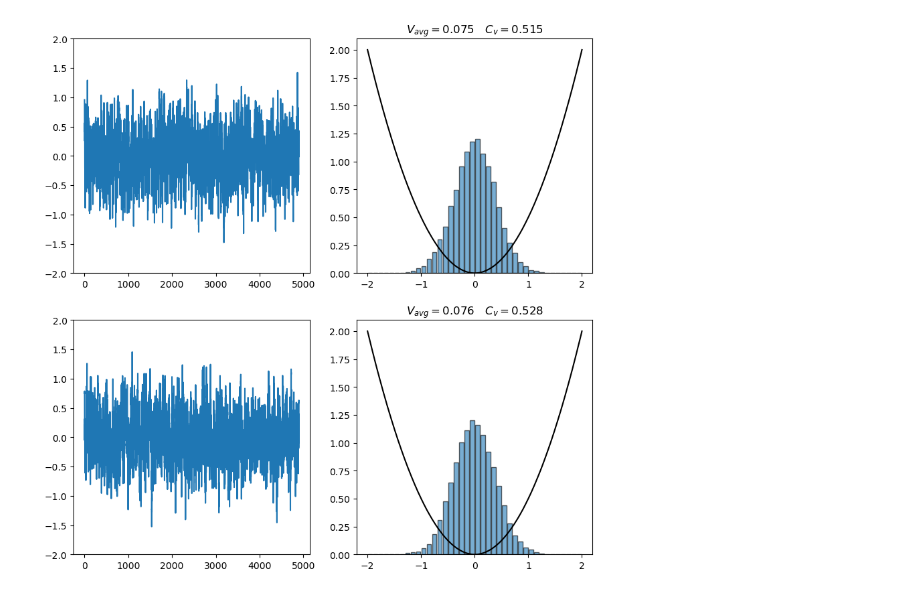
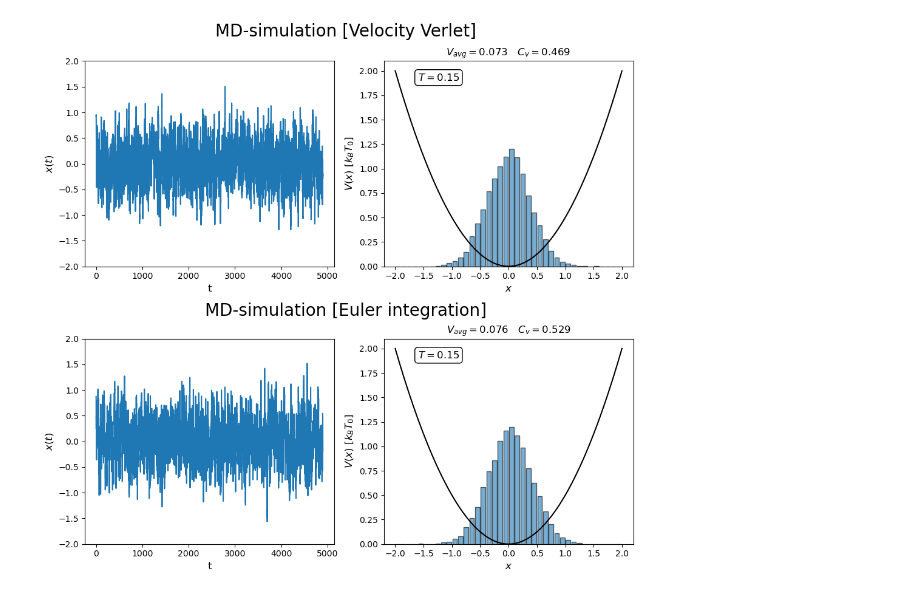
Before and after one commit to karsten3112/Computational-Physics, a Jupyter notebook: Week5/exercise24.ipynb, the cells around one changed output. Saved outputs shown, nothing was run; the diff lists cells and outputs as text; code cells hidden in the pictures.

```diff
--- a/Week5/exercise24.ipynb
+++ b/Week5/exercise24.ipynb
@@ -17,9 +15,12 @@ v_func = lambda x: 1.0/2.0*m*w**2*x**2
 acc_func = lambda x: -m*w**2*x
 md_simulator = MD_Simulator(temp=0.15, v_func=v_func, acc_func=acc_func)
 # %%
-fig, axs = plt.subplots(1,4, figsize=(14,4))
+fig, axs = plt.subplots(1,4, figsize=(11,4), sharey=True, layout="constrained")
+axs[0].set_ylabel(r"$V(x)$"+r" $\left[k_{B}T_{0}\right]$", fontsize=12)
 for ax, temp in zip(axs.flatten(), [0.05, 0.15, 0.25, 0.35]):
+    ax.set_xlabel(r"$x$")
     md_simulator.temp = temp
+    ax.annotate(text=r"$T = $"+f"{temp}", xy=(-1.6, 1.9), fontsize=12, bbox=dict(boxstyle="round", fc="w"))
     result = md_simulator.run_metropolis_montecarlo(N_points=100000, x_init=0.0, proposal_func=proposal_func)
     md_simulator.plot(ax=ax, x_distribution=result, bin_size=0.1)
 # %% [output]
@@ -27,6 +28,17 @@ for ax, temp in zip(axs.flatten(), [0.05, 0.15, 0.25, 0.35]):
 # %%
 fig, axs = plt.subplots(2,2, figsize=(10,10))
+
+for ax_row in axs:
+    ax_row[0].set_xlabel("t", fontsize=12)
+    ax_row[0].set_ylabel(r"$x(t)$", fontsize=12)
+    ax_row[1].set_ylabel(r"$V(x)$"+r" $\left[k_{B}T_{0}\right]$", fontsize=12)
+    ax_row[1].set_xlabel(r"$x$", fontsize=12)
+
+fig.text(0.5, 0.92, "Velocity Verlet integration", ha="center", fontsize=20)
+fig.text(0.5, 0.92/2, "Euler integration", ha="center", fontsize=20)
+fig.tight_layout(h_pad=5.0, rect=[0, 0.025, 1.0, 0.9])
 methods = ["verlet_integrate", "euler_integrate"]
+
 for ax, method in zip(axs, methods):
     result = md_simulator.run_N2_integration(N_steps=10000, x_init=1.0, v_init=0.0, t_init=0.0, method=method)
     ax[0].plot(result[:,0],result[:,1])
@@ -37,11 +49,22 @@ for ax, method in zip(axs, methods):
 # %%
 fig, axs = plt.subplots(2,2, figsize=(10,10))
+
+for ax_row in axs:
+    ax_row[0].set_xlabel("t", fontsize=12)
+    ax_row[0].set_ylabel(r"$x(t)$", fontsize=12)
+    ax_row[1].set_ylabel(r"$V(x)$"+r" $\left[k_{B}T_{0}\right]$", fontsize=12)
+    ax_row[1].set_xlabel(r"$x$", fontsize=12)
+
+fig.text(0.5, 0.92, "MD-simulation [Velocity Verlet]", ha="center", fontsize=20)
+fig.text(0.5, 0.92/2, "MD-simulation [Euler integration]", ha="center", fontsize=20)
+fig.tight_layout(h_pad=5.0, rect=[0, 0.025, 1.0, 0.9])
 methods = ["verlet_integrate", "euler_integrate"]
 md_simulator.temp=0.15
 for ax, method in zip(axs, methods):
+    ax[1].annotate(text=r"$T = $"+f"{0.15}", xy=(-1.6, 1.9), fontsize=12, bbox=dict(boxstyle="round", fc="w"))
     result = md_simulator.run_md_simulation(N_steps=10000, x_init=1.0, v_init=0.0, t_init=0.0, method=method, integrate_steps=50)
     ax[0].plot(result[:,0],result[:,1])
     ax[0].set_ylim([-2,2])
     md_simulator.plot(ax=ax[1], x_distribution=result[:,1], bin_size=0.1)
 # %% [output]
-[figure, old version]
+[figure, new version]
```
Also changed, not shown: parts of 3 cells of this notebook, 44 other files.
